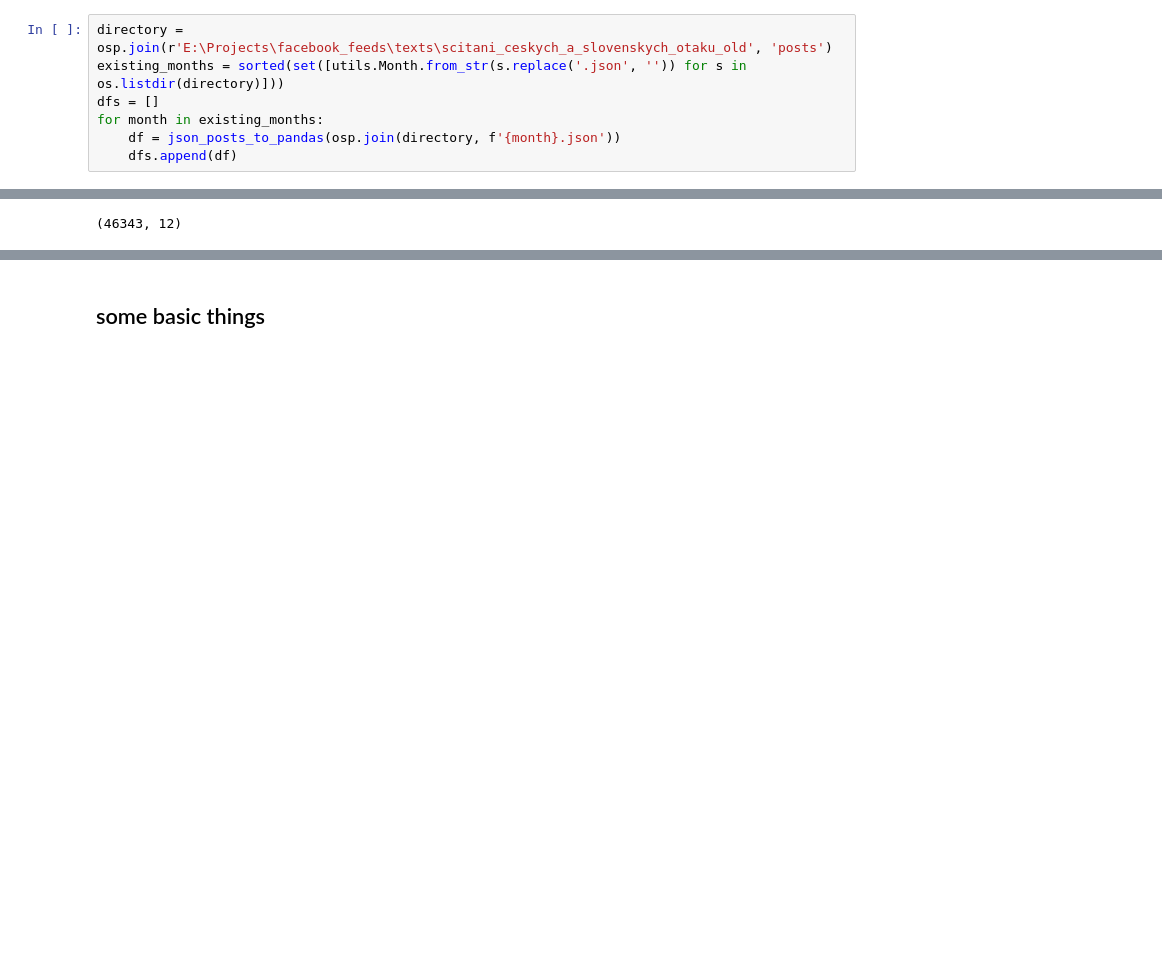
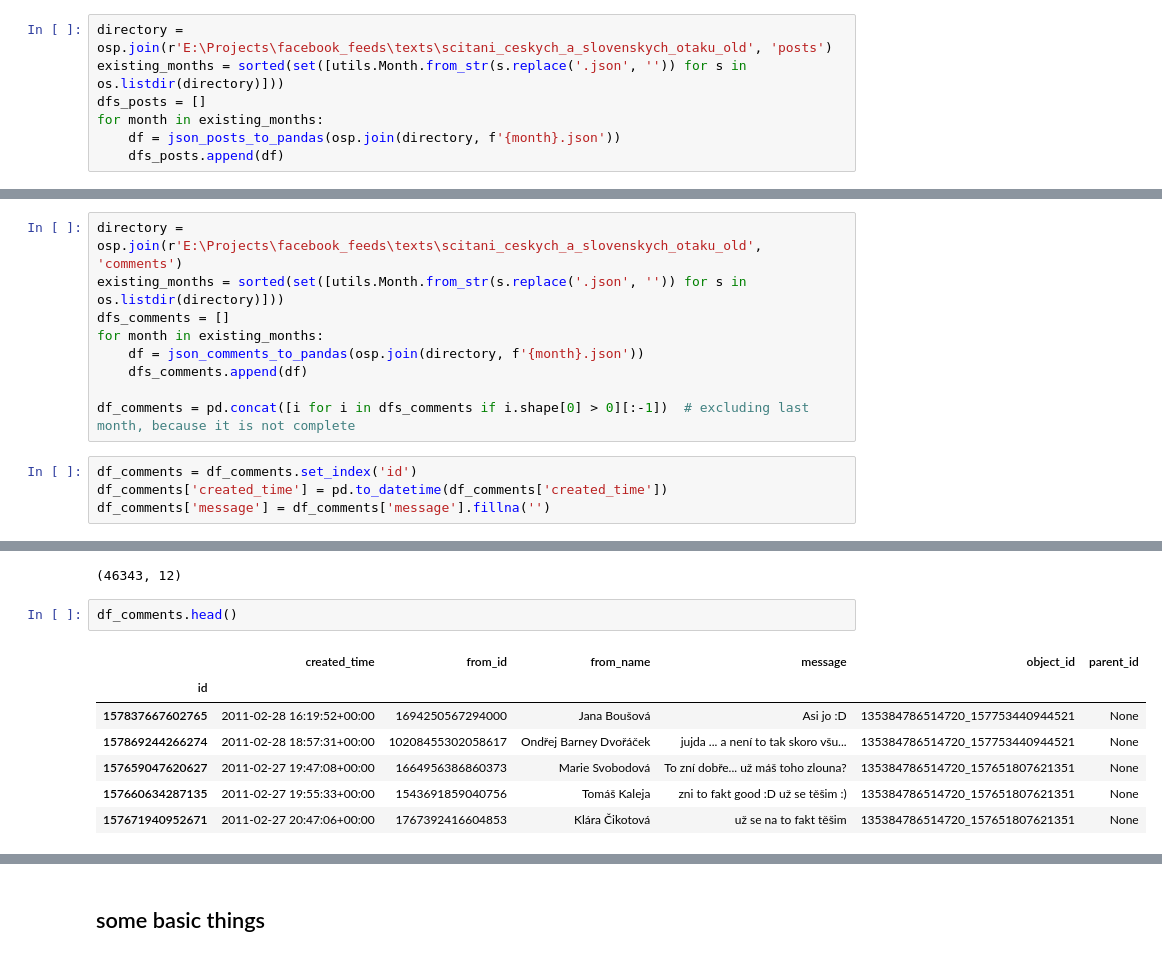
Before and after one commit to racinmat/facebook_extraction, a Jupyter notebook: animefest_basic_eda.ipynb, the cells around one changed output, grey strips where cells are left out. Cells and saved outputs as stored; diff of their text form; blank space fills up the shorter version.

Commit message:
added merge of posts and comments

```diff
--- a/animefest_basic_eda.ipynb
+++ b/animefest_basic_eda.ipynb
@@ -60,8 +60,8 @@ df_posts_2017_10_old = json_posts_to_pandas(r'E:\Projects\facebook_feeds\texts\s
 # %%
 directory = osp.join(r'E:\Projects\facebook_feeds\texts\scitani_ceskych_a_slovenskych_otaku_old', 'posts')
 existing_months = sorted(set([utils.Month.from_str(s.replace('.json', '')) for s in os.listdir(directory)]))
-dfs = []
+dfs_posts = []
 for month in existing_months:
     df = json_posts_to_pandas(osp.join(directory, f'{month}.json'))
-    dfs.append(df)
+    dfs_posts.append(df)
 # %%
@@ -71,6 +71,19 @@ df_posts = df_posts.set_index('id')
 df_posts['created_time'] = pd.to_datetime(df_posts['created_time'])
 df_posts['updated_time'] = pd.to_datetime(df_posts['updated_time'])
 df_posts['message'] = df_posts['message'].fillna('')
+# %%
+directory = osp.join(r'E:\Projects\facebook_feeds\texts\scitani_ceskych_a_slovenskych_otaku_old', 'comments')
+existing_months = sorted(set([utils.Month.from_str(s.replace('.json', '')) for s in os.listdir(directory)]))
+dfs_comments = []
+for month in existing_months:
+    df = json_comments_to_pandas(osp.join(directory, f'{month}.json'))
+    dfs_comments.append(df)
+
+df_comments = pd.concat([i for i in dfs_comments if i.shape[0] > 0][:-1])  # excluding last month, because it is not complete
+# %%
+df_comments = df_comments.set_index('id')
+df_comments['created_time'] = pd.to_datetime(df_comments['created_time'])
+df_comments['message'] = df_comments['message'].fillna('')
 # %%
 df_posts.head()
 # %% [output]
@@ -97,3 +110,13 @@ df_posts.describe()
 df_posts.shape
 # %% [output]
 (46343, 12)
+# %%
+df_comments.head()
+# %% [output]
+|  | created_time | from_id | from_name | message | object_id | parent_id |
+| id |  |  |  |  |  |  |
+| 157837667602765 | 2011-02-28 16:19:52+00:00 | 1694250567294000 | Jana Boušová | Asi jo :D | 135384786514720_157753440944521 | None |
+| 157869244266274 | 2011-02-28 18:57:31+00:00 | 10208455302058617 | Ondřej Barney Dvořáček | jujda ... a není to tak skoro všu... | 135384786514720_157753440944521 | None |
+| 157659047620627 | 2011-02-27 19:47:08+00:00 | 1664956386860373 | Marie Svobodová | To zní dobře... už máš toho zlouna? | 135384786514720_157651807621351 | None |
+| 157660634287135 | 2011-02-27 19:55:33+00:00 | 1543691859040756 | Tomáš Kaleja | zni to fakt good :D už se těšim :) | 135384786514720_157651807621351 | None |
+| 157671940952671 | 2011-02-27 20:47:06+00:00 | 1767392416604853 | Klára Čikotová | už se na to fakt těšim | 135384786514720_157651807621351 | None |
```
Also changed, not shown: parts of 83 cells of this notebook.
